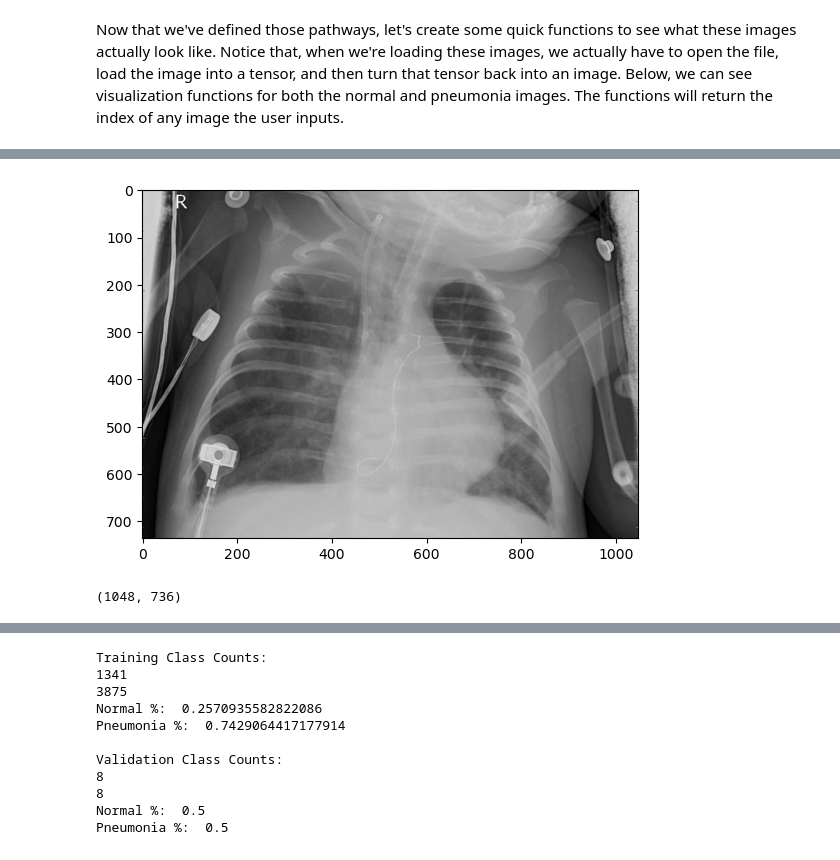
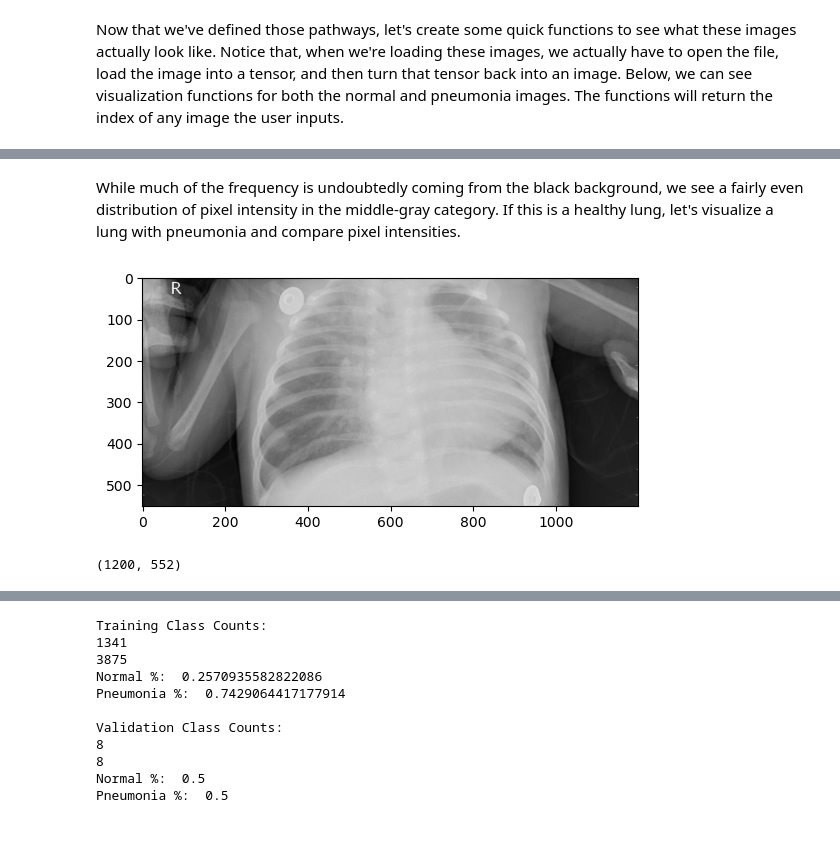
Before and after one commit to apell74/pediatric-pneumonia-deep-learning, a Jupyter notebook: phase-4-project.ipynb, the cells around one changed output, grey strips where cells are left out. Drawn from its saved outputs; the diff is of its cells as text; code cells hidden in the pictures.

```diff
--- a/phase-4-project.ipynb
+++ b/phase-4-project.ipynb
@@ -134,24 +156,27 @@ get_normal_image(0)
+# %% [markdown]
+While much of the frequency is undoubtedly coming from the black background, we see a fairly even distribution of pixel intensity in the middle-gray category. If this is a healthy lung, let's visualize a lung with pneumonia and compare pixel intensities.
 # %%
 def get_pneumonia_image(number):
 
     '''This function returns pneumonia images by index number. It defines paths to the "PNEUMONIA" subdirectory in
         the training directory, converts the image to a tensor, and then visualizes that tensor using matplotlib'''
 
-
+    # Get image path
     pneumonia_class_dir = os.path.join(train_dir, 'PNEUMONIA')
     pneumonia_train_file_list = os.listdir(pneumonia_class_dir)
     pneumonia_image_path = os.path.join(pneumonia_class_dir, pneumonia_train_file_list[number])
 
+    # Display image as array
     image = Image.open(pneumonia_image_path)
     image_array = np.array(image)
 
     # Display the image
     plt.imshow(image_array, cmap='gray')
     plt.show()
     print(image.size)
 
 
-get_pneumonia_image(0)
+get_pneumonia_image(8)
 # %% [output]
-[figure, old version]
+[figure, new version]
-(1048, 736)
+(1200, 552)
```
Also changed, not shown: parts of 13 cells of this notebook.
